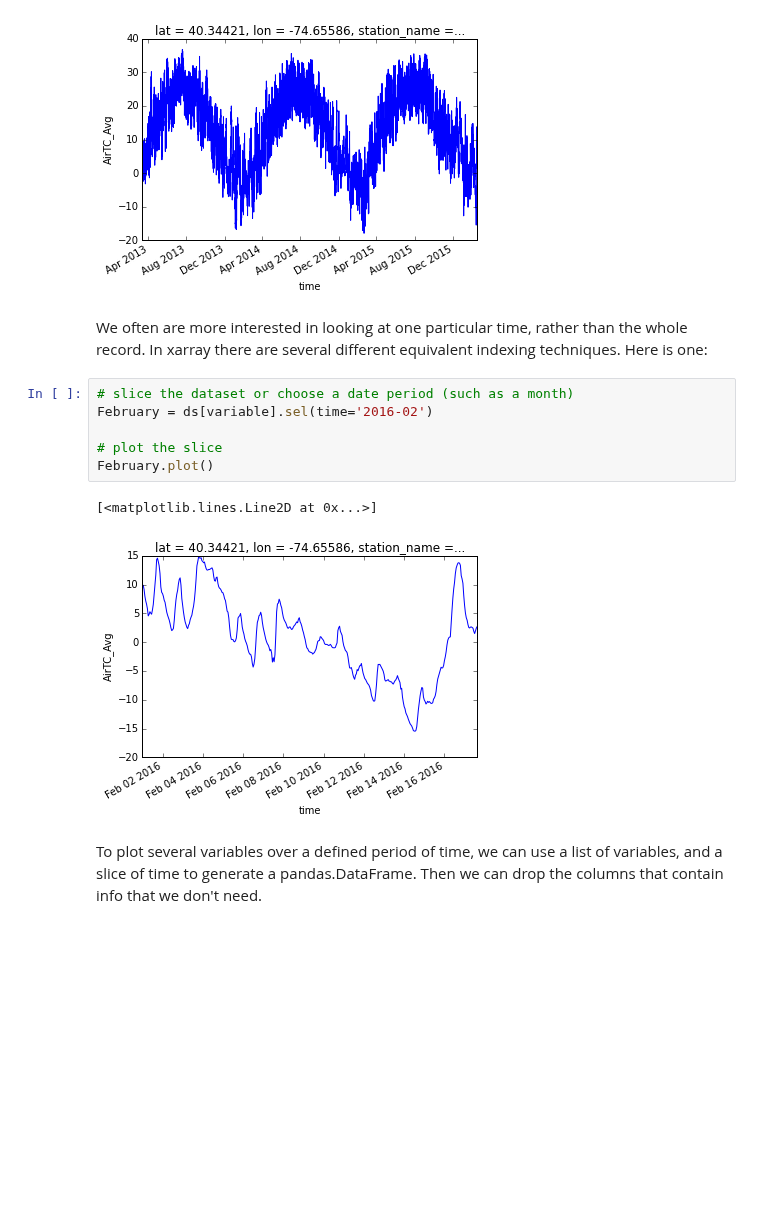
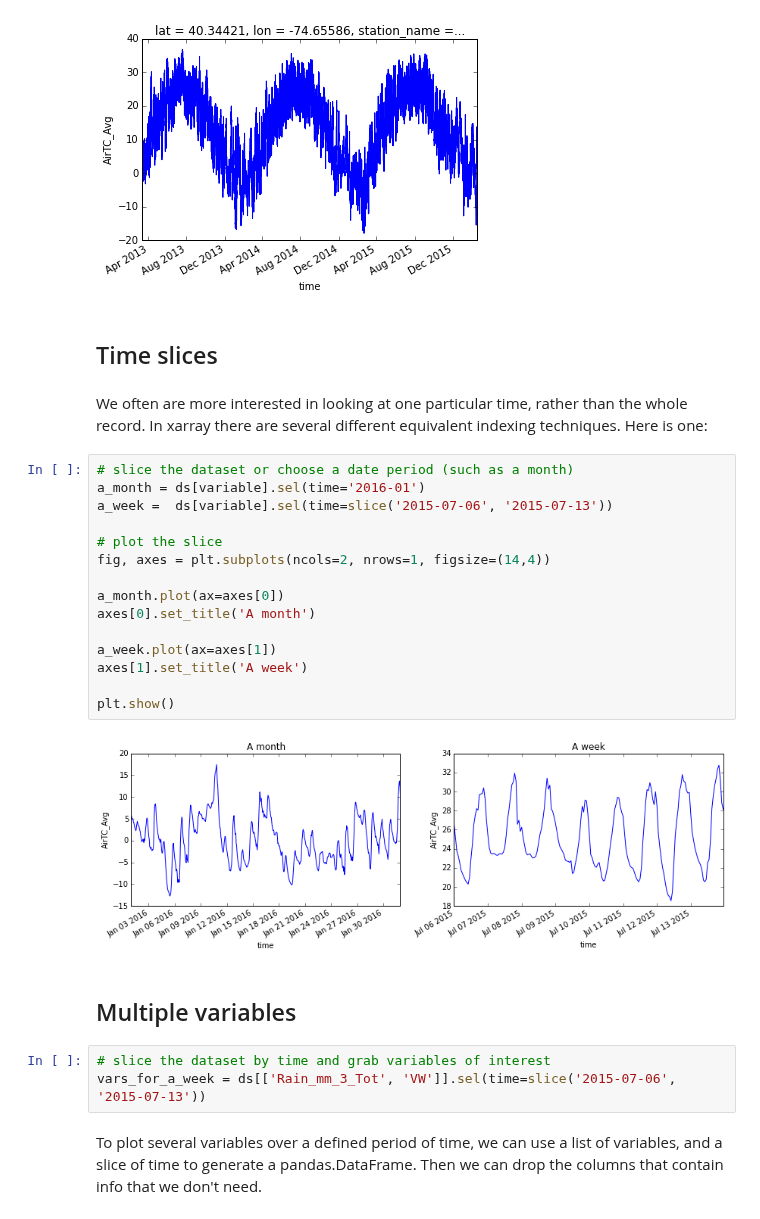
Before and after one commit to jsignell/intro-to-netcdf, a Jupyter notebook: Intro to Python.ipynb, the cells around one changed output. Saved outputs shown, nothing was run; the diff lists cells and outputs as text; blank space fills up the shorter version.

```diff
--- a/Intro to Python.ipynb
+++ b/Intro to Python.ipynb
@@ -41,17 +41,32 @@ ds[variable].plot()
 # %% [output]
 [<matplotlib.lines.Line2D at 0x...>]
 [figure]
+# %% [markdown]
+## Time slices
 # %% [markdown]
 We often are more interested in looking at one particular time, rather than the whole record. In xarray there are several different equivalent indexing techniques. Here is one:
 # %%
 # slice the dataset or choose a date period (such as a month)
-February = ds[variable].sel(time='2016-02')
+a_month = ds[variable].sel(time='2016-01')
+a_week =  ds[variable].sel(time=slice('2015-07-06', '2015-07-13'))
 
 # plot the slice
-February.plot()
+fig, axes = plt.subplots(ncols=2, nrows=1, figsize=(14,4))
+
+a_month.plot(ax=axes[0])
+axes[0].set_title('A month')
+
+a_week.plot(ax=axes[1])
+axes[1].set_title('A week')
+
+plt.show()
 # %% [output]
-[<matplotlib.lines.Line2D at 0x...>]
-[figure, old version]
+[figure, new version]
+# %% [markdown]
+## Multiple variables
+# %%
+# slice the dataset by time and grab variables of interest
+vars_for_a_week = ds[['Rain_mm_3_Tot', 'VW']].sel(time=slice('2015-07-06', '2015-07-13'))
 # %% [markdown]
 To plot several variables over a defined period of time, we can use a list of variables, and a slice of time to generate a pandas.DataFrame. Then we can drop the columns that contain info that we don't need.
 # %%
```
Also changed, not shown: parts of 12 cells of this notebook.
